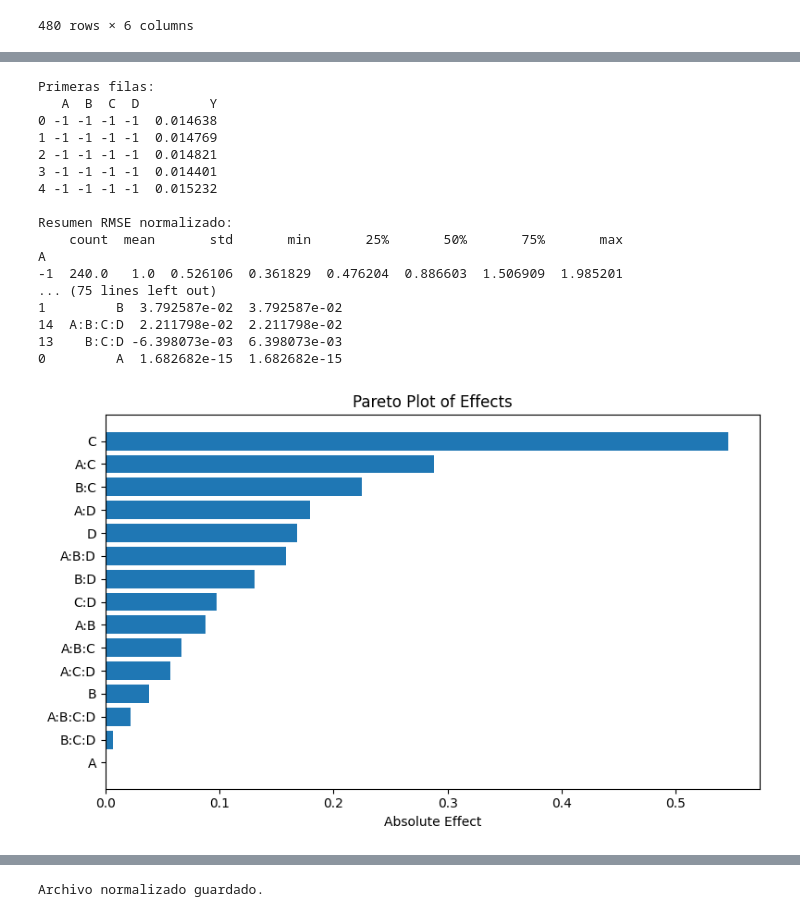
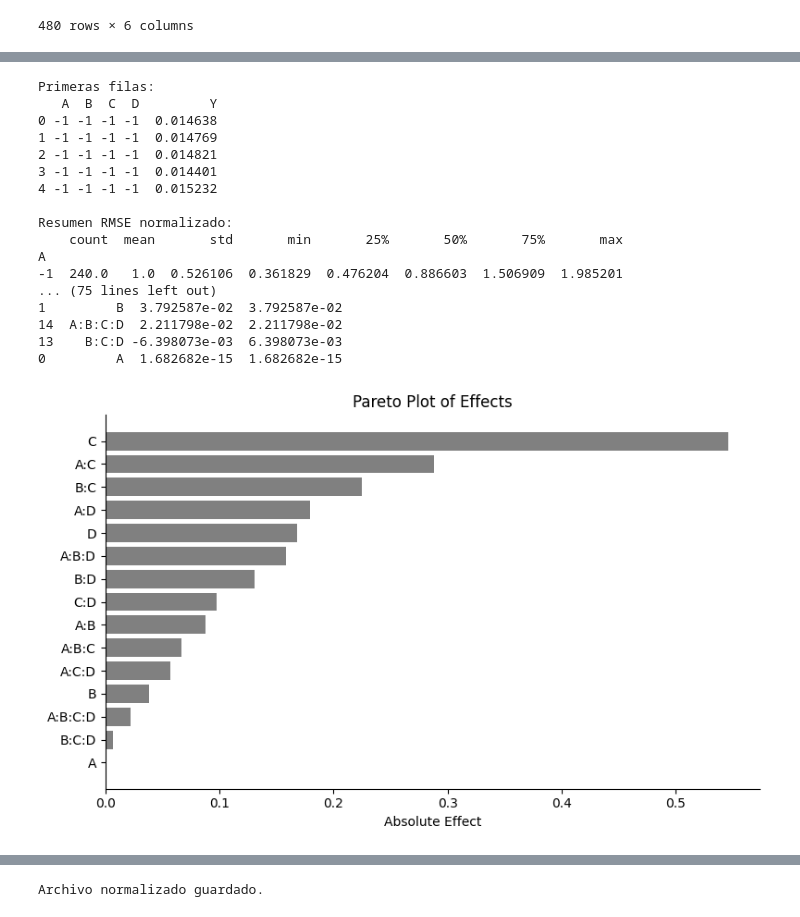
Before and after one commit to DrFaus/benchmark_nonlinear_systems, a Jupyter notebook: DOE_2k.ipynb, the cells around one changed output, grey strips where cells are left out. Saved outputs shown, nothing was run; the diff lists cells and outputs as text; code cells hidden in the pictures.

```diff
--- a/DOE_2k.ipynb
+++ b/DOE_2k.ipynb
@@ -897,7 +897,16 @@ print(tabla_efectos)
 tabla_plot = tabla_efectos.sort_values("Abs_Efecto")
 
 plt.figure(figsize=(8,5))
-plt.barh(tabla_plot["Termino"], tabla_plot["Abs_Efecto"])
+plt.barh(tabla_plot["Termino"], tabla_plot["Abs_Efecto"], color="gray")
+# --- Fuente de los ticks ---
+plt.xticks(fontsize=10)
+plt.yticks(fontsize=10)
+
+# --- Márgenes ---
+plt.margins(x=0.05, y=0.05)  # espacio extra alrededor de los datos
+plt.gca().spines['right'].set_visible(False) # derecha
+plt.gca().spines['top'].set_visible(False)   # superior
+
 plt.xlabel("Absolute Effect")
 plt.title("Pareto Plot of Effects")
 plt.tight_layout()
@@ -963,6 +972,8 @@ for f in factores:
 
     plt.tight_layout()
 
+    plt.ylim([0.7, 1.3])
+
     plt.show()
 
 # ========================================
@@ -992,32 +1003,34 @@ for f in otros_factores:
 
     plt.tight_layout()
 
+    plt.ylim([0.5, 1.5])
+
     plt.show()
 
 # ========================================
 # 10. Guardar base normalizada
 # ========================================
 
 df.to_csv("diseno_2_4_normalizado.csv", index=False)
 
 print("\nArchivo normalizado guardado.")
 # %% [output]
 Primeras filas:
    A  B  C  D         Y
 0 -1 -1 -1 -1  0.014638
 1 -1 -1 -1 -1  0.014769
 2 -1 -1 -1 -1  0.014821
 3 -1 -1 -1 -1  0.014401
 4 -1 -1 -1 -1  0.015232
 
 Resumen RMSE normalizado:
     count  mean       std       min       25%       50%       75%       max
 A
 -1  240.0   1.0  0.526106  0.361829  0.476204  0.886603  1.506909  1.985201
 ... (75 lines left out)
 1         B  3.792587e-02  3.792587e-02
 14  A:B:C:D  2.211798e-02  2.211798e-02
 13    B:C:D -6.398073e-03  6.398073e-03
 0         A  1.682682e-15  1.682682e-15
-[figure, old version]
+[figure, new version]
 [figure]
```
Also changed, not shown: parts of 3 cells of this notebook.
